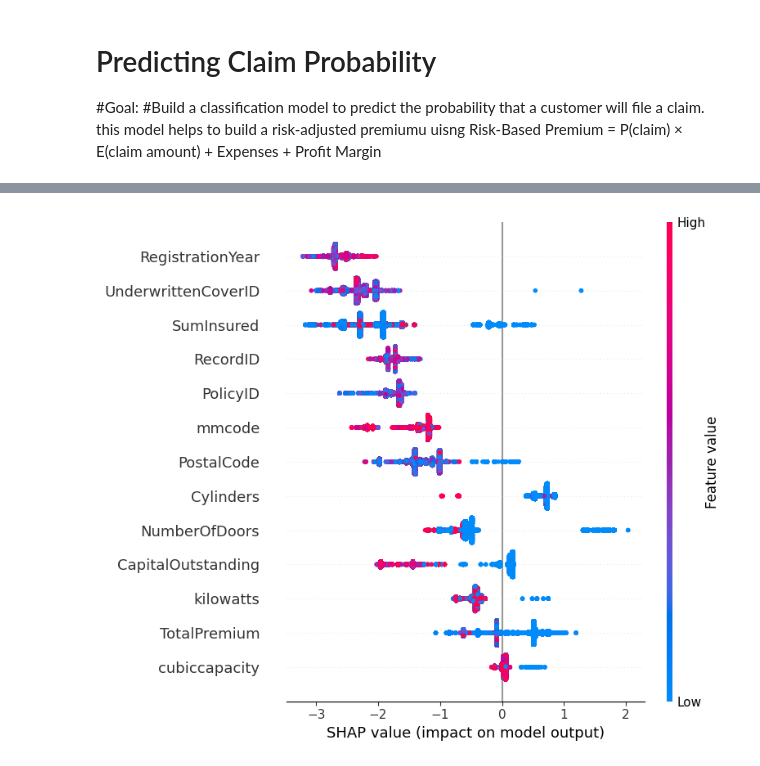
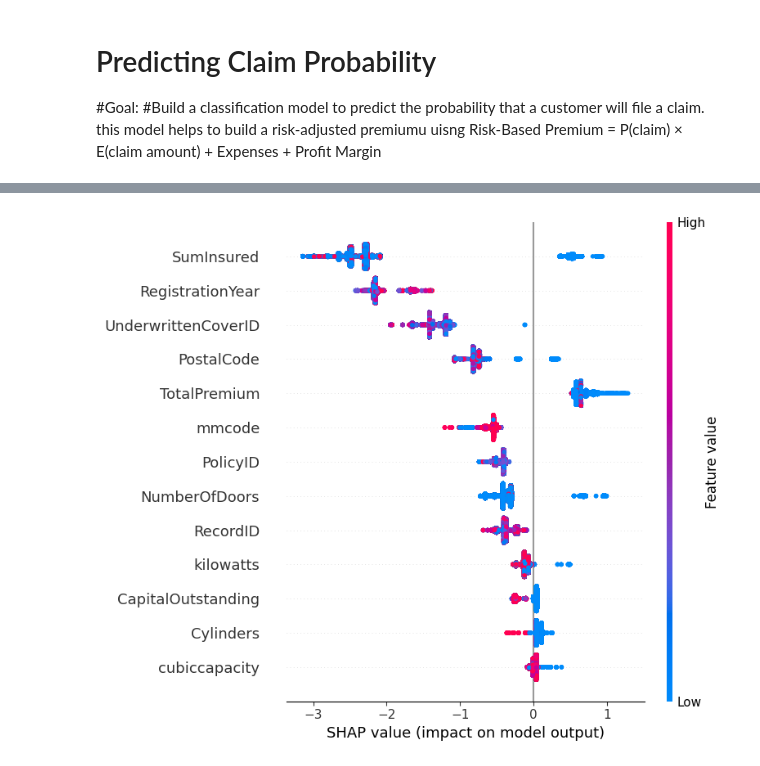
Before and after one commit to NuryeNigusMekonen/Insurance-Risk-Analytics---Predictive-Modeling-for-ACIS, a Jupyter notebook: notebooks/modeling.ipynb, the cells around one changed output, grey strips where cells are left out. Cells and saved outputs as stored; diff of their text form; code cells hidden in the pictures.

```diff
--- a/notebooks/modeling.ipynb
+++ b/notebooks/modeling.ipynb
@@ -323,0 +357,14 @@ shap.summary_plot(shap_values, X_sample)
+# %%
+
+#
+# Load trained pipeline
+xgboost_premium = joblib.load("saved_models/randomforest_premium_model_fast.pkl")
+import shap
+#best_model = models["xgboost_m"]
+explainer = shap.TreeExplainer(xgboost_premium)
+shap_values = explainer.shap_values(X_test)
+
+if isinstance(shap_values, list):  # multiclass
+    shap.summary_plot(shap_values[1], X_test)
+else:
+    shap.summary_plot(shap_values, X_test)
@@ -476,16 +597,17 @@ Customer risk segmentation
 # %%
+# Load trained pipeline
+xgboost_claim = joblib.load("saved_models/xgboost_claim_model.pkl")
 import shap
-
-best_model = models["XGBoost"]
-explainer = shap.TreeExplainer(best_model)
+#best_model = models["xgboost_m"]
+explainer = shap.TreeExplainer(xgboost_claim)
 shap_values = explainer.shap_values(X_test)
 
 if isinstance(shap_values, list):  # multiclass
     shap.summary_plot(shap_values[1], X_test)
 else:
     shap.summary_plot(shap_values, X_test)
 # %% [output]
-[figure, old version]
+[figure, new version]
 # %%
 idx = 10
 # If shap_values is a list (for multiclass)
```
Also changed, not shown: parts of 23 cells of this notebook, 26 other files.
